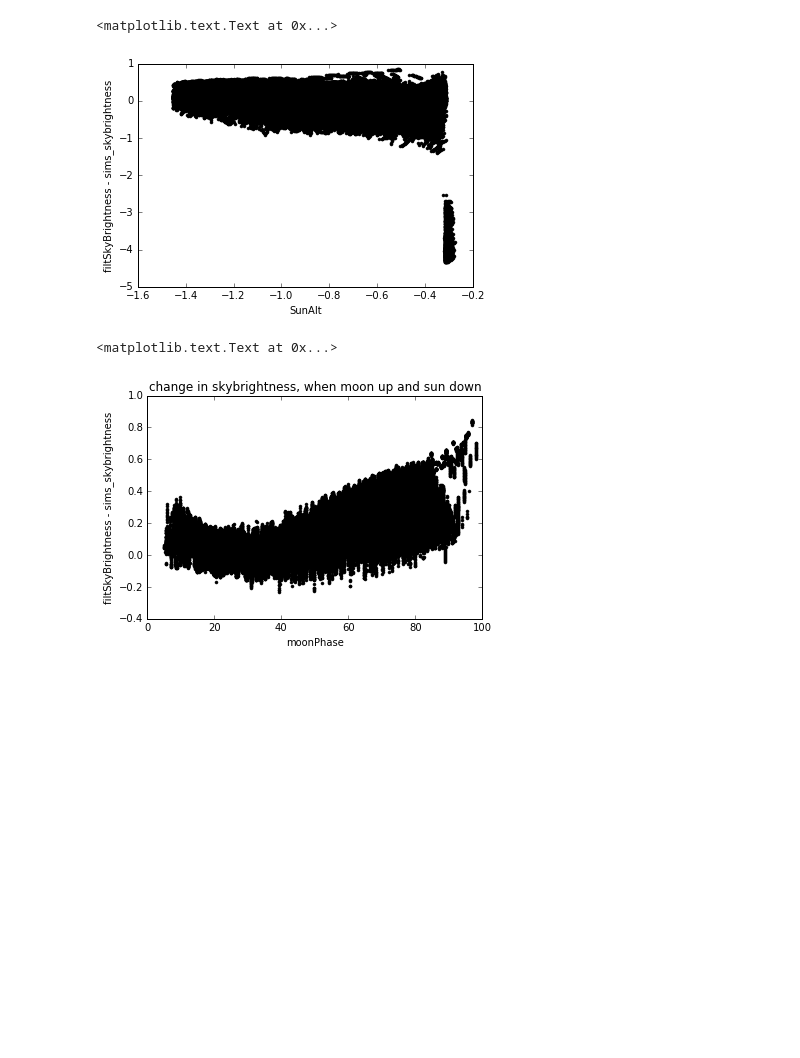
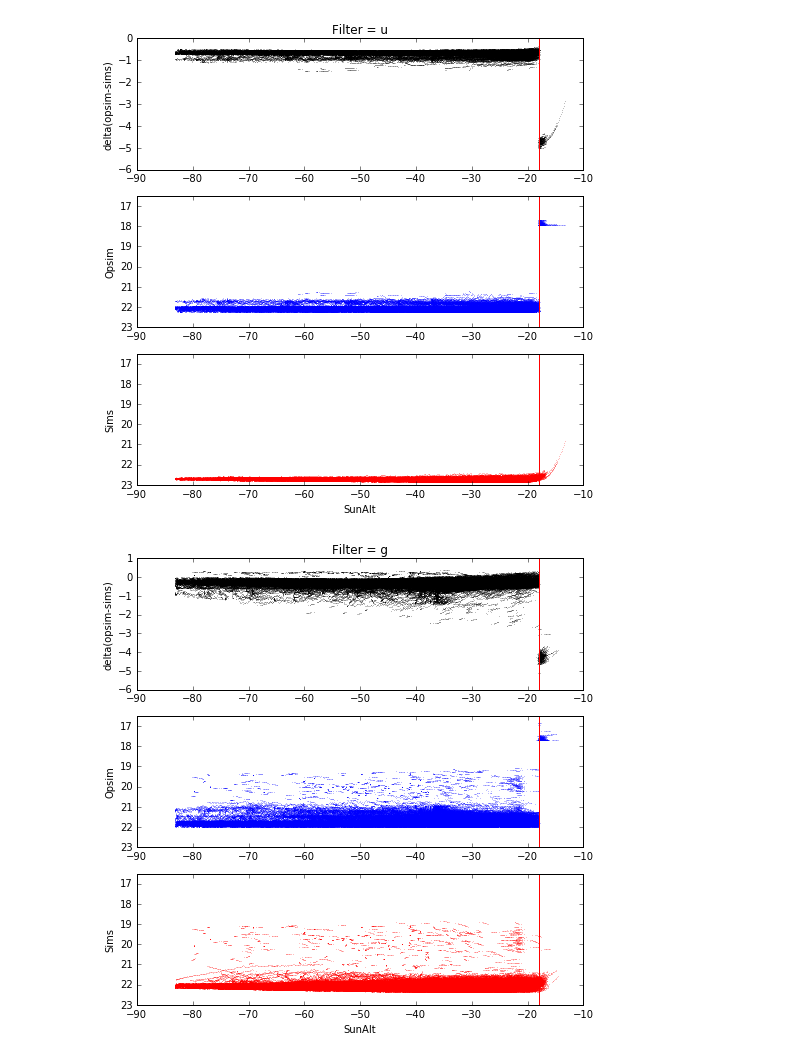
Before and after one commit to rhiannonlynne/notebooks, a Jupyter notebook: skybright changes.ipynb, the cells around one changed output. Saved outputs shown, nothing was run; the diff lists cells and outputs as text; code cells hidden in the pictures; blank space fills up the shorter version.

```diff
--- a/skybright changes.ipynb
+++ b/skybright changes.ipynb
@@ -50,23 +54,26 @@ plt.legend(loc='upper left', fancybox=True, fontsize='smaller')
-# %%
-f = 'r'
-dsky = data[f]['filtSkyBrightness'] - data[f]['sims_skybrightness']
-plt.figure()
-plt.plot(data[f]['sunAlt'], dsky, 'k.')
-plt.xlabel('SunAlt')
-plt.ylabel('filtSkyBrightness - sims_skybrightness')
-# %% [output]
-<matplotlib.text.Text at 0x...>
-[figure, removed]
-# %%
-plt.figure()
-notwilight = np.where(data[f]['sunAlt'] < -0.4, True, False)
-moonhigh = np.where(data[f]['moonAlt'] > 0, True, False)
-both = np.where((notwilight) & (moonhigh))
-k = 'moonPhase'
-plt.plot(data[f][k][both], dsky[both], 'k.')
-plt.xlabel(k)
-plt.ylabel('filtSkyBrightness - sims_skybrightness')
-plt.title('change in skybrightness, when moon up and sun down')
-# %% [output]
-<matplotlib.text.Text at 0x...>
-[figure, removed]
+# %%
+for f in filterlist:
+    dsky = data[f]['filtSkyBrightness'] - data[f]['sims_skybrightness']
+    plt.figure(figsize=(8, 8))
+    plt.subplot(3, 1, 1)
+    plt.plot(np.degrees(data[f]['sunAlt']), dsky, 'k.', markersize=0.3)
+    plt.axvline(-18, color='r')
+    plt.ylabel('delta(opsim-sims)')
+    plt.title('Filter = %s' % f)
+    plt.subplot(3, 1, 2)
+    plt.plot(np.degrees(data[f]['sunAlt']), data[f]['filtSkyBrightness'], 'b.', markersize=0.3)
+    plt.ylim(16.5, 23)
+    plt.gca().invert_yaxis()
+    plt.axvline(-18, color='r')
+    plt.ylabel('Opsim')
+    plt.subplot(3, 1, 3)
+    plt.plot(np.degrees(data[f]['sunAlt']), data[f]['sims_skybrightness'], 'r.', markersize=0.3)
+    plt.ylim(16.5, 23)
+    plt.gca().invert_yaxis()
+    plt.axvline(-18, color='r')
+    plt.xlabel('SunAlt')
+    plt.ylabel('Sims')
+    plt.savefig(os.path.join(outDir, 'skybright_%s.png' % f), format='png')
+# %% [output]
+[figure, added]
+[figure, added]
```
Also changed, not shown: parts of 15 cells of this notebook, 1 other file.
